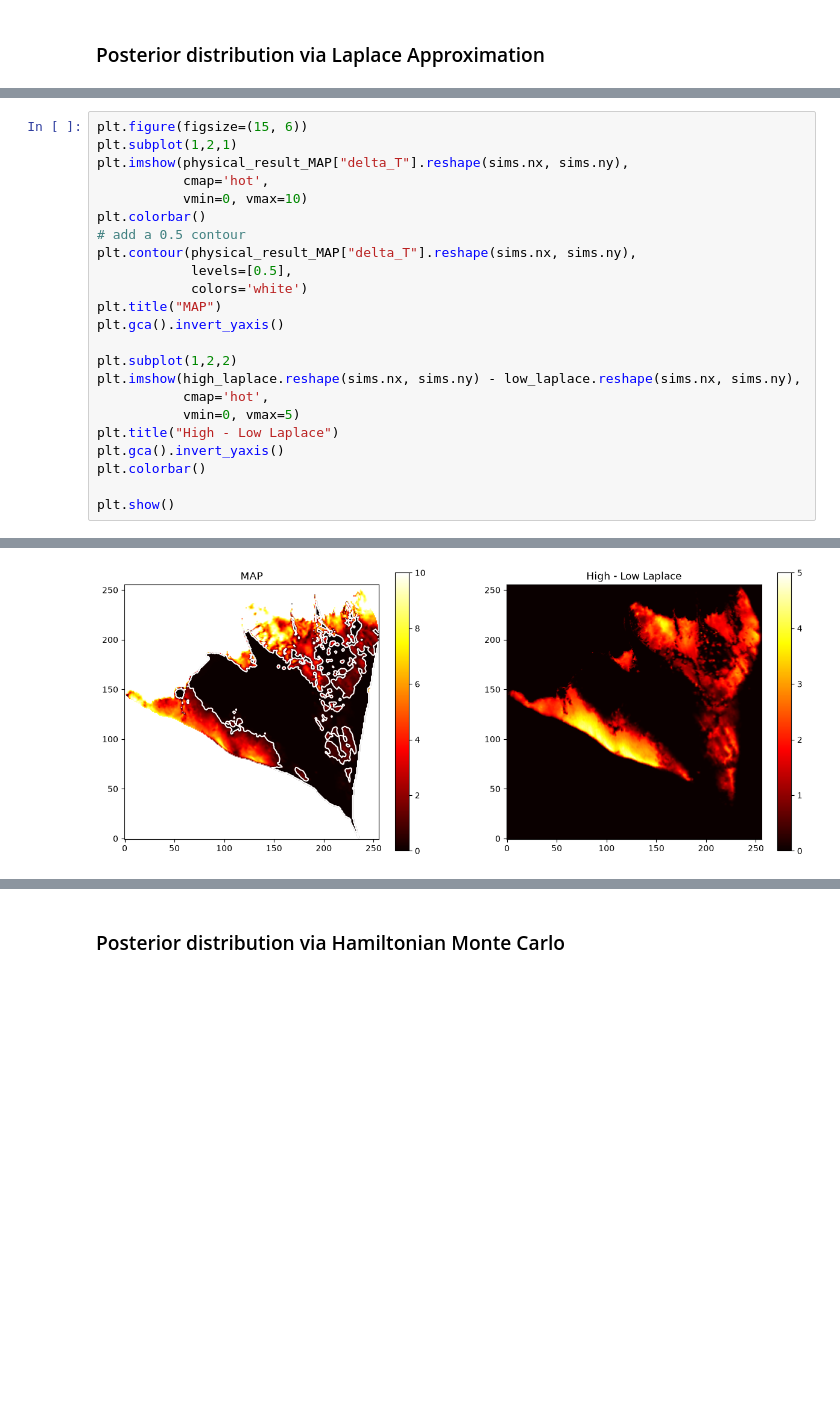
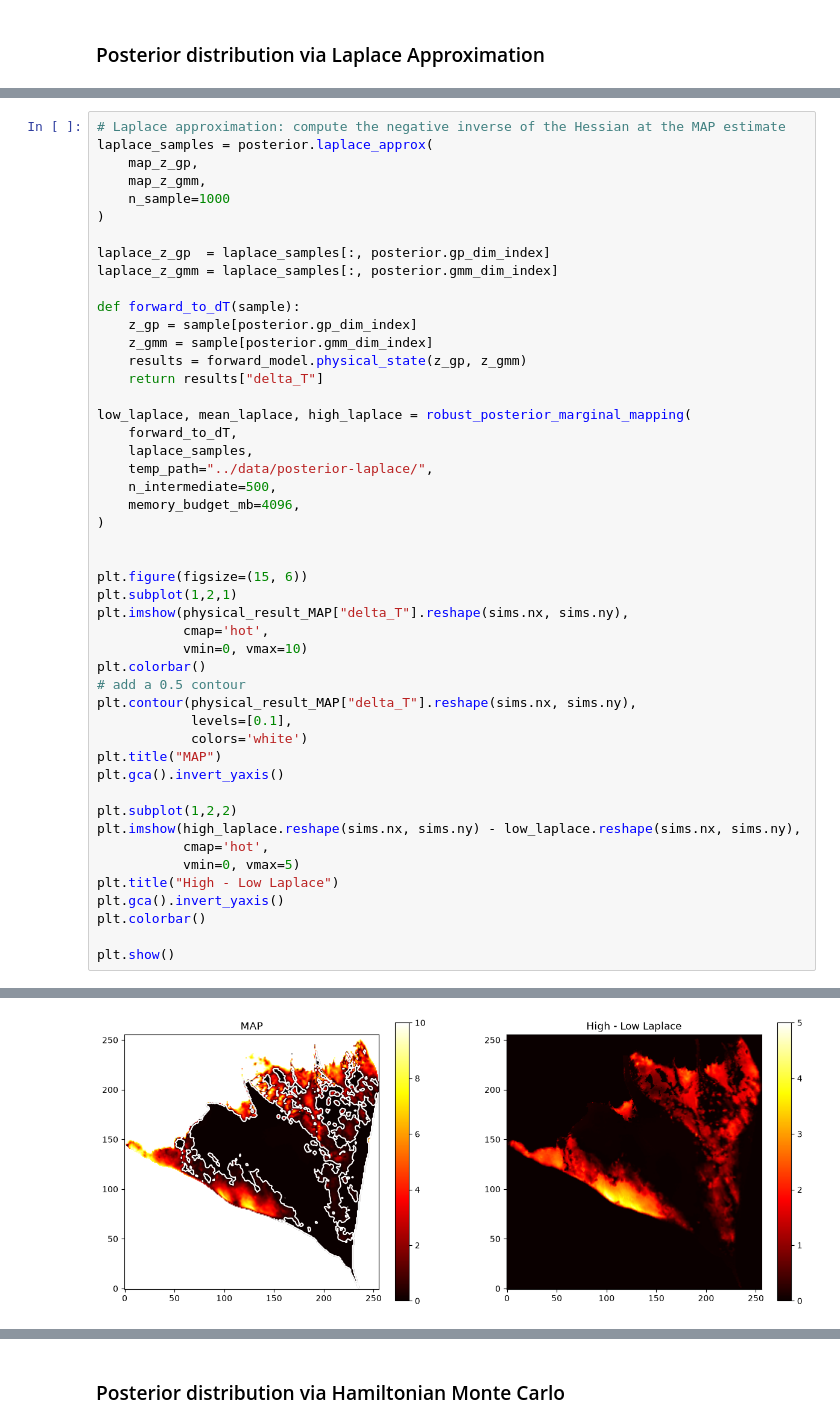
Before and after one commit to alastairyang/petermann-inference, a Jupyter notebook: notebooks/Inference.ipynb, the cells around one changed output, grey strips where cells are left out. Drawn from its saved outputs; the diff is of its cells as text; blank space fills up the shorter version.

```diff
--- a/notebooks/Inference.ipynb
+++ b/notebooks/Inference.ipynb
@@ -279,4 +539,29 @@ low_laplace, mean_laplace, high_laplace = robust_posterior_marginal_mapping(
 # %%
+# Laplace approximation: compute the negative inverse of the Hessian at the MAP estimate
+laplace_samples = posterior.laplace_approx(
+    map_z_gp,
+    map_z_gmm,
+    n_sample=1000
+)
+
+laplace_z_gp  = laplace_samples[:, posterior.gp_dim_index]
+laplace_z_gmm = laplace_samples[:, posterior.gmm_dim_index]
+
+def forward_to_dT(sample):
+    z_gp = sample[posterior.gp_dim_index]
+    z_gmm = sample[posterior.gmm_dim_index]
+    results = forward_model.physical_state(z_gp, z_gmm)
+    return results["delta_T"]
+
+low_laplace, mean_laplace, high_laplace = robust_posterior_marginal_mapping(
+    forward_to_dT,
+    laplace_samples,
+    temp_path="../data/posterior-laplace/",
+    n_intermediate=500,
+    memory_budget_mb=4096,
+)
+
+
 plt.figure(figsize=(15, 6))
 plt.subplot(1,2,1)
 plt.imshow(physical_result_MAP["delta_T"].reshape(sims.nx, sims.ny),
@@ -285,7 +570,7 @@ plt.imshow(physical_result_MAP["delta_T"].reshape(sims.nx, sims.ny),
 plt.colorbar()
 # add a 0.5 contour
 plt.contour(physical_result_MAP["delta_T"].reshape(sims.nx, sims.ny),
-            levels=[0.5],
+            levels=[0.1],
             colors='white')
 plt.title("MAP")
 plt.gca().invert_yaxis()
@@ -303 +598 @@ plt.show()
-[figure, old version]
+[figure, new version]
```
Also changed, not shown: parts of 18 cells of this notebook, 5 other files.
